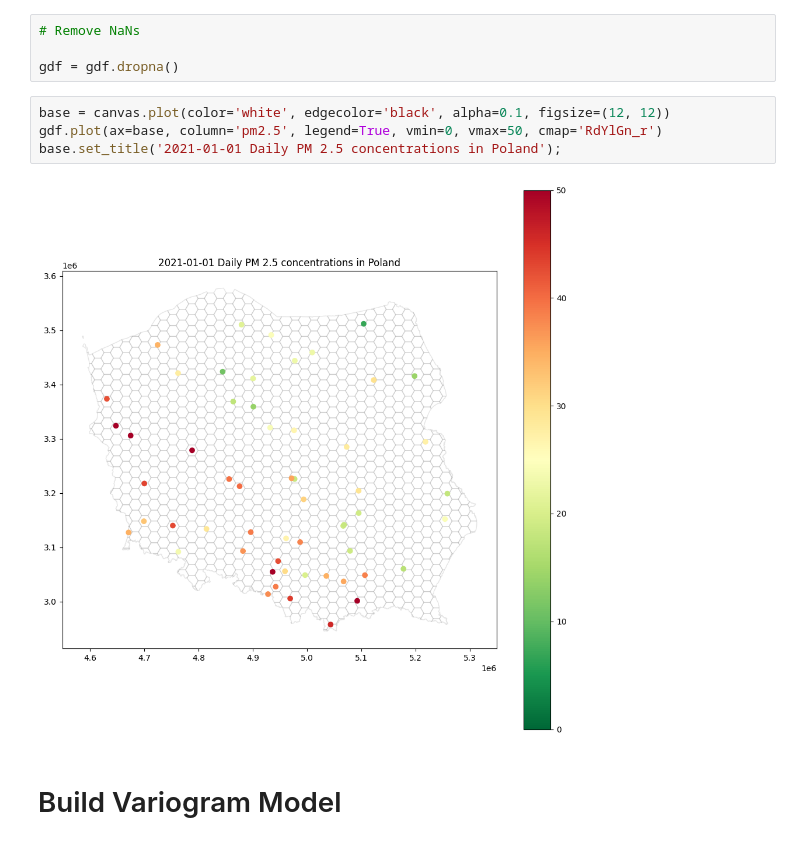
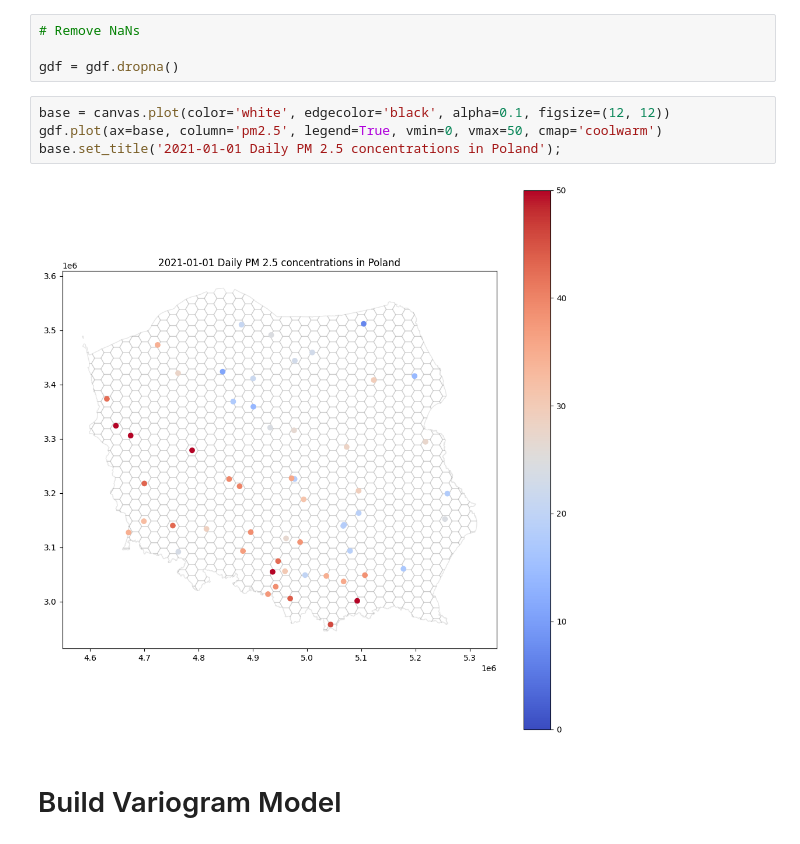
Before and after one commit to SimonMolinsky/articles, a Jupyter notebook: 2021-10/interpolation-air-pollution/article-notebook.ipynb, the cells around one changed output. Drawn from its saved outputs; the diff is of its cells as text.

```diff
--- a/2021-10/interpolation-air-pollution/article-notebook.ipynb
+++ b/2021-10/interpolation-air-pollution/article-notebook.ipynb
@@ -66,10 +66,10 @@ gdf = gpd.GeoDataFrame(df, geometry='geometry', crs=DATA_CRS)
 gdf = gdf.dropna()
 # %%
 base = canvas.plot(color='white', edgecolor='black', alpha=0.1, figsize=(12, 12))
-gdf.plot(ax=base, column='pm2.5', legend=True, vmin=0, vmax=50, cmap='RdYlGn_r')
+gdf.plot(ax=base, column='pm2.5', legend=True, vmin=0, vmax=50, cmap='coolwarm')
 base.set_title('2021-01-01 Daily PM 2.5 concentrations in Poland');
 # %% [output]
-[figure, old version]
+[figure, new version]
 # %% [markdown]
 # Build Variogram Model
 # %%
```
